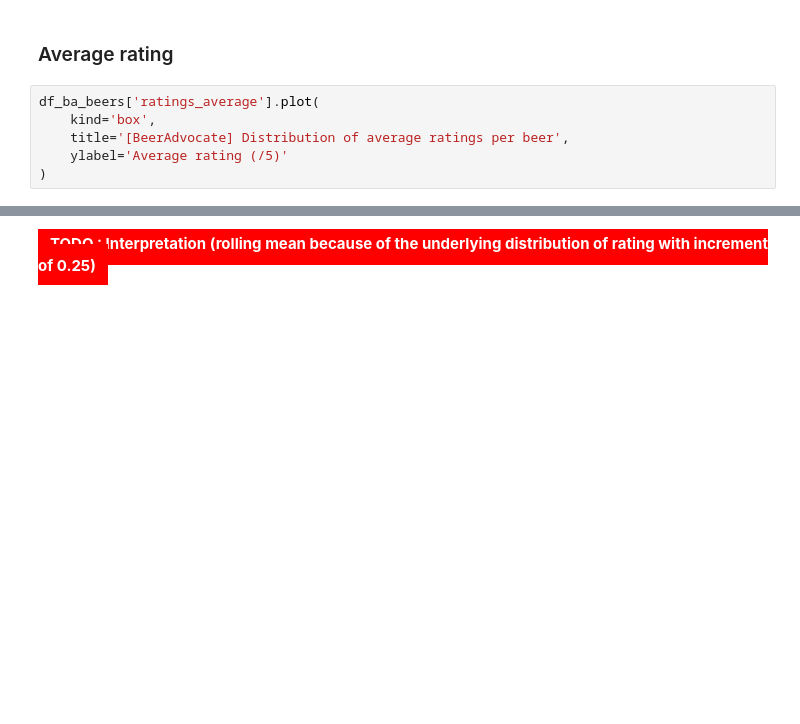
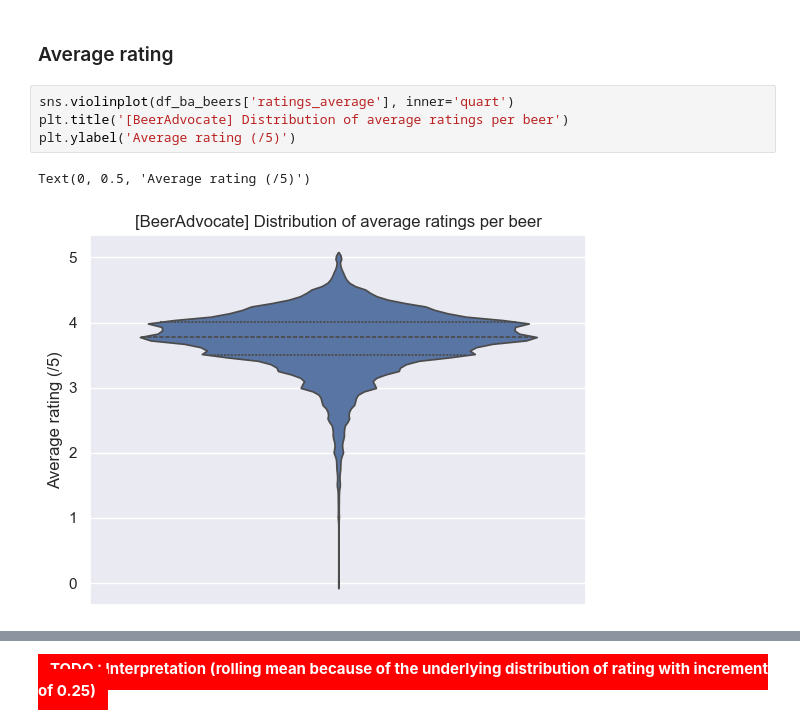
Before and after one commit to epfl-ada/ada-2024-project-pdfromscratch, a Jupyter notebook: results.ipynb, the cells around one changed output, grey strips where cells are left out. Drawn from its saved outputs; the diff is of its cells as text; blank space fills up the shorter version.

```diff
--- a/results.ipynb
+++ b/results.ipynb
@@ -90,11 +110,12 @@ print(f'[BeerAdvocate] Quartiles of the number of ratings per beer : {df_ba_beer
 # %% [markdown]
 ### Average rating
 # %%
-df_ba_beers['ratings_average'].plot(
-    kind='box',
-    title='[BeerAdvocate] Distribution of average ratings per beer',
-    ylabel='Average rating (/5)'
-)
+sns.violinplot(df_ba_beers['ratings_average'], inner='quart')
+plt.title('[BeerAdvocate] Distribution of average ratings per beer')
+plt.ylabel('Average rating (/5)')
+# %% [output]
+Text(0, 0.5, 'Average rating (/5)')
+[figure, added]
 # %%
 ratings_average_rolling = df_ba_beers[df_ba_beers['ratings_average'].notna()]['ratings_average'].rolling(10).mean()[9:]
 sns.histplot(ratings_average_rolling, bins=100, kde=True, stat="density")
```
Also changed, not shown: parts of 22 cells of this notebook.
